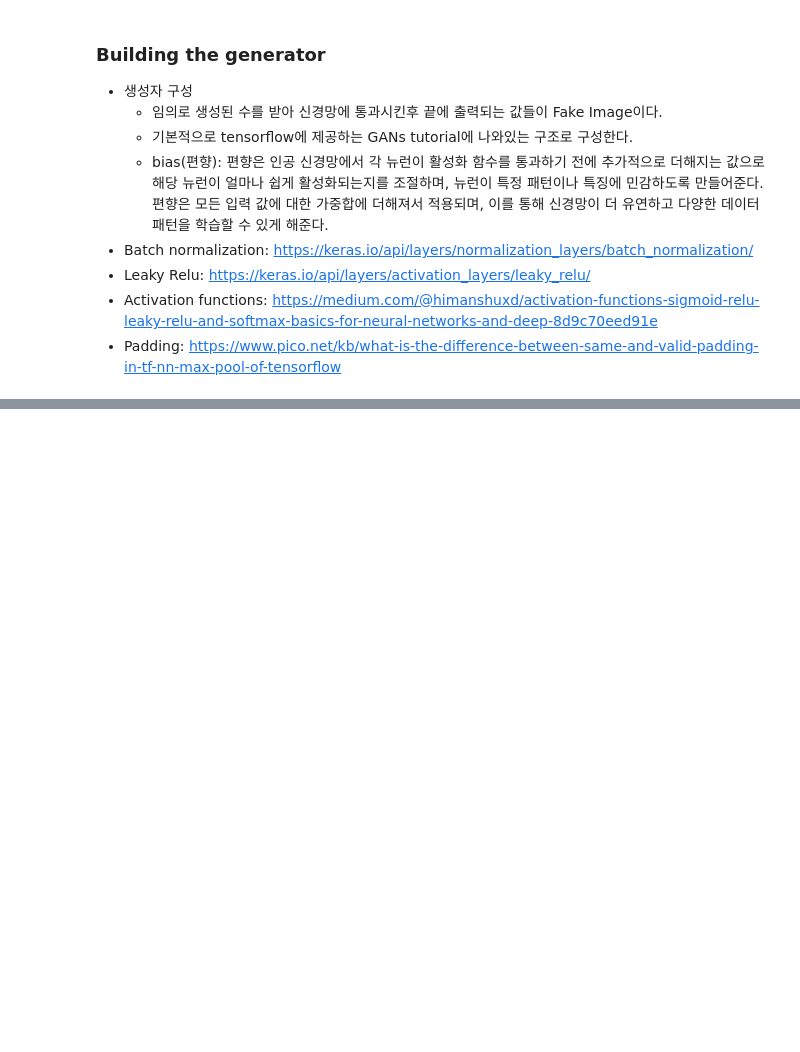
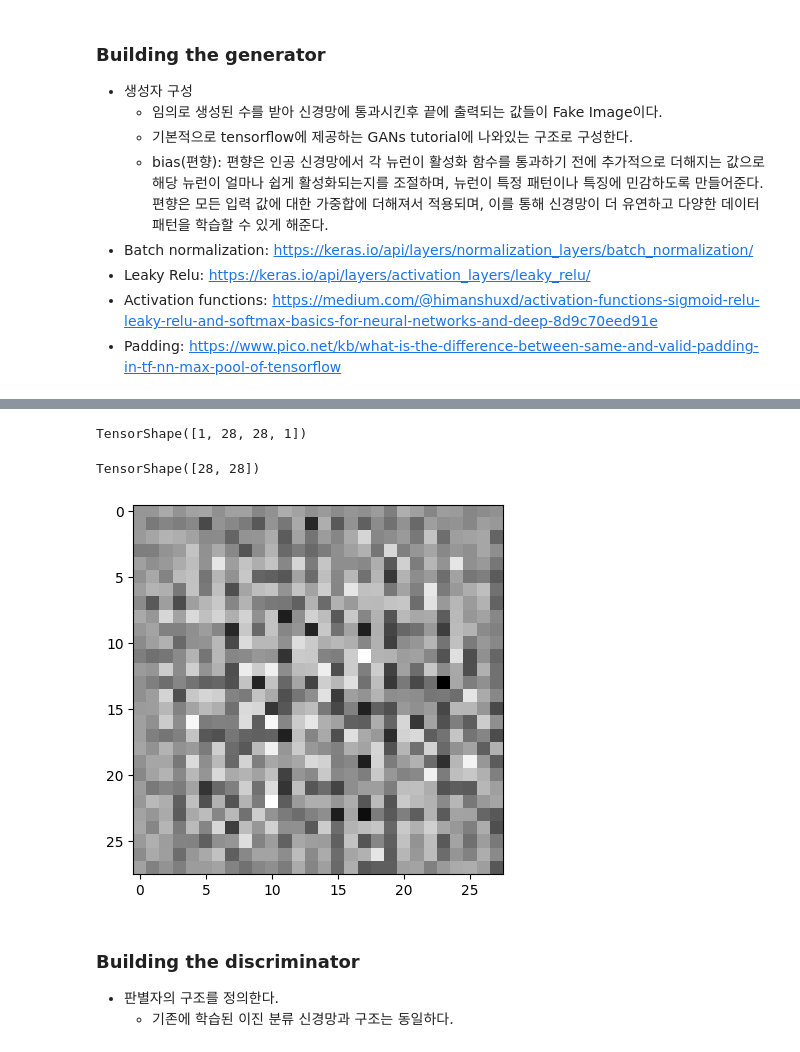
Before and after one commit to LJHgithub2/Computer-Vision, a Jupyter notebook: GANs/GANs.ipynb, the cells around one changed output, grey strips where cells are left out. Drawn from its saved outputs; the diff is of its cells as text; code cells hidden in the pictures; blank space fills up the shorter version.

```diff
--- a/GANs/GANs.ipynb
+++ b/GANs/GANs.ipynb
@@ -134,9 +134,12 @@ def build_generator():
   network.add(layers.BatchNormalization())
   network.add(layers.LeakyReLU())
 
-  # 28 * 28 * 1, thah함수 사용이유->GANs가 생성할 이미지들의 정규화 범위가 (-1~1)이기때
-  network.add(layers.Conv2DTranspose(1, (5,5), strides = (2,2), padding="same", use_bias=False, activation='thah'))
+  # 28 * 28 * 1, thah함수 사용이유->GANs가 생성할 이미지들의 정규화 범위가 (-1~1)이기때문에
+  # 여기서 나오는 출력값이 가짜 이미지가 된다.
+  network.add(layers.Conv2DTranspose(1, (5,5), strides = (2,2), padding="same", use_bias=False, activation='tanh'))
 
   network.summary()
 
   return network
+# %%
+generator = build_generator()
@@ -142,0 +164,3 @@ def build_generator():
+# %%
+noise = tf.random.normal([1,100]) # (1,100)의 형식을 가진 난수 데이터 생성
+noise
@@ -142,0 +185,22 @@ def build_generator():
+# %%
+# 생성자에 난수 이미지를 보내고 예측한다.
+# generator()는 generator.predict()와 동작은 비슷한데 사용법이 조금 다르다
+generated_image = generator(noise, training = False)
+# %%
+generated_image.shape
+# %% [output]
+TensorShape([1, 28, 28, 1])
+# %%
+generated_image[0,:,:,0].shape
+# %% [output]
+TensorShape([28, 28])
+# %%
+# 출력된 이미지 보기
+# shape(1,28,28,1)로 plt라이브러리의 입력을 할수가없다 ->(28,28)로 변경하자
+plt.imshow(generated_image[0,:,:,0], cmap='gray');
+# %% [output]
+[figure, added]
+# %% [markdown]
+### Building the discriminator
+- 판별자의 구조를 정의한다.
+  - 기존에 학습된 이진 분류 신경망과 구조는 동일하다.
```
Also changed, not shown: parts of 12 cells of this notebook.
